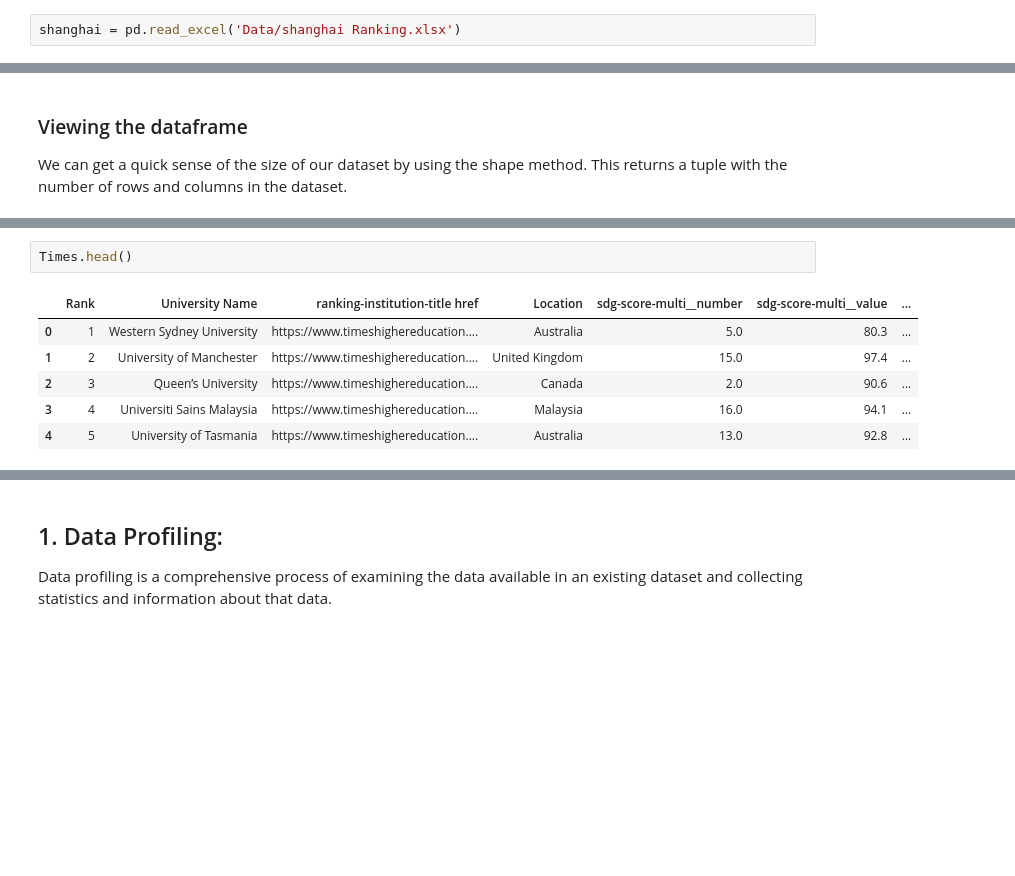
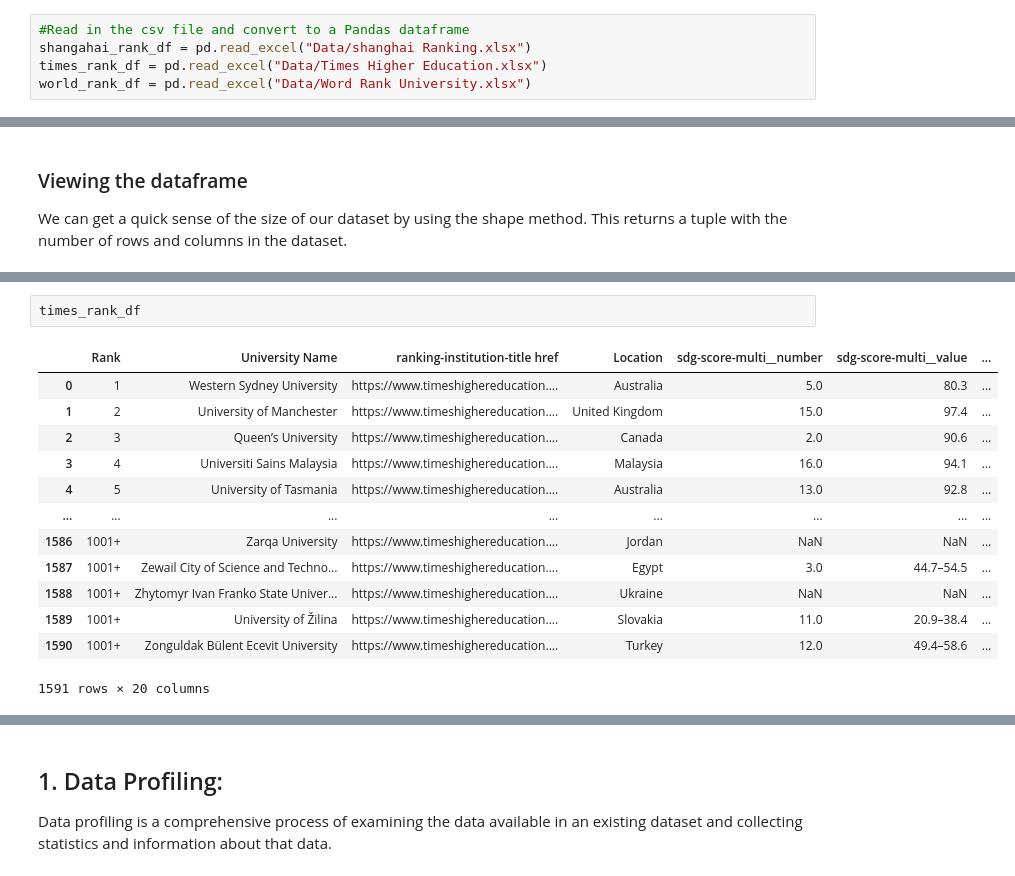
Before and after one commit to ABDULKREM-AL-SAIF/world-university-rankings-analysis, a Jupyter notebook: EDA explain template.ipynb, the cells around one changed output, grey strips where cells are left out. Cells and saved outputs as stored; diff of their text form; blank space fills up the shorter version.

```diff
--- a/EDA explain template.ipynb
+++ b/EDA explain template.ipynb
@@ -12,4 +12,7 @@ from scipy.stats import zscore
 ## Loading the data
 We can now load the dataset into pandas using the read_csv() function. This converts the CSV file into a Pandas dataframe.
 # %%
-shanghai = pd.read_excel('Data/shanghai Ranking.xlsx')
+#Read in the csv file and convert to a Pandas dataframe
+shangahai_rank_df = pd.read_excel("Data/shanghai Ranking.xlsx")
+times_rank_df = pd.read_excel("Data/Times Higher Education.xlsx")
+world_rank_df = pd.read_excel("Data/Word Rank University.xlsx")
@@ -30,12 +29,19 @@ shanghai.head()
 | 3 | 4 | University of Cambridge | 1 | 69.6 | http://www.shanghairanking.com/_u... | http://www.shanghairanking.com/in... |
 | 4 | 5 | University of California, Berkeley | 4 | 65.3 | http://www.shanghairanking.com/_u... | http://www.shanghairanking.com/in... |
 # %%
-Times.head()
+times_rank_df
 # %% [output]
 |  | Rank | University Name | ranking-institution-title href | Location | sdg-score-multi__number | sdg-score-multi__value | ... |
 | 0 | 1 | Western Sydney University | https://www.timeshighereducation.... | Australia | 5.0 | 80.3 | ... |
 | 1 | 2 | University of Manchester | https://www.timeshighereducation.... | United Kingdom | 15.0 | 97.4 | ... |
 | 2 | 3 | Queen’s University | https://www.timeshighereducation.... | Canada | 2.0 | 90.6 | ... |
 | 3 | 4 | Universiti Sains Malaysia | https://www.timeshighereducation.... | Malaysia | 16.0 | 94.1 | ... |
 | 4 | 5 | University of Tasmania | https://www.timeshighereducation.... | Australia | 13.0 | 92.8 | ... |
+| ... | ... | ... | ... | ... | ... | ... | ... |
+| 1586 | 1001+ | Zarqa University | https://www.timeshighereducation.... | Jordan | NaN | NaN | ... |
+| 1587 | 1001+ | Zewail City of Science and Techno... | https://www.timeshighereducation.... | Egypt | 3.0 | 44.7–54.5 | ... |
+| 1588 | 1001+ | Zhytomyr Ivan Franko State Univer... | https://www.timeshighereducation.... | Ukraine | NaN | NaN | ... |
+| 1589 | 1001+ | University of Žilina | https://www.timeshighereducation.... | Slovakia | 11.0 | 20.9–38.4 | ... |
+| 1590 | 1001+ | Zonguldak Bülent Ecevit University | https://www.timeshighereducation.... | Turkey | 12.0 | 49.4–58.6 | ... |
+1591 rows × 20 columns
 # %%
```
Also changed, not shown: parts of 59 cells of this notebook.
